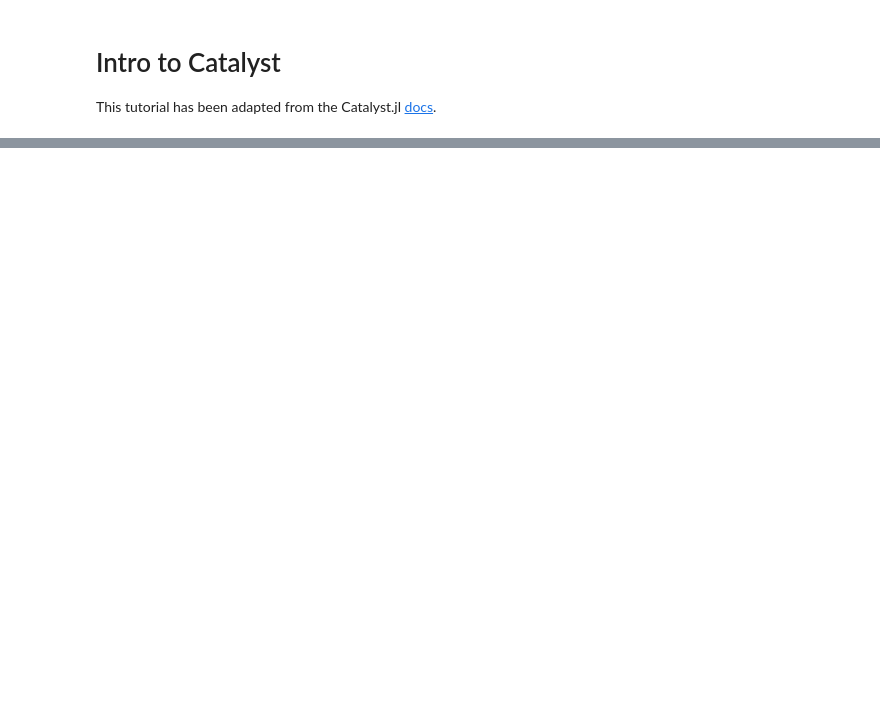
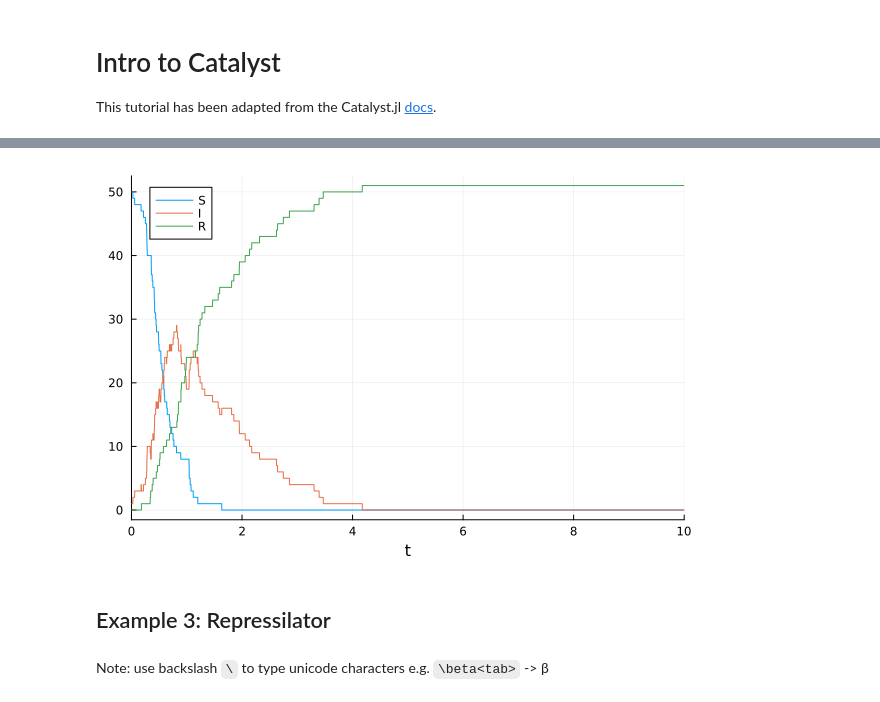
Before and after one commit to jedforrest/JuliaTutorials, a Jupyter notebook: Tutorial2.ipynb, the cells around one changed output, grey strips where cells are left out. Cells and saved outputs as stored; diff of their text form; code cells hidden in the pictures; blank space fills up the shorter version.

```diff
--- a/Tutorial2.ipynb
+++ b/Tutorial2.ipynb
@@ -29,0 +136,9 @@ using Plots
+# %%
+sol = solve(jprob)
+plot(sol)
+# %% [output]
+[figure, added]
+# %% [markdown]
+## Example 3: Repressilator
+# %% [markdown]
+Note: use backslash `\` to type unicode characters e.g. `\beta<tab>` -> β
```
Also changed, not shown: parts of 27 cells of this notebook, 3 other files.
